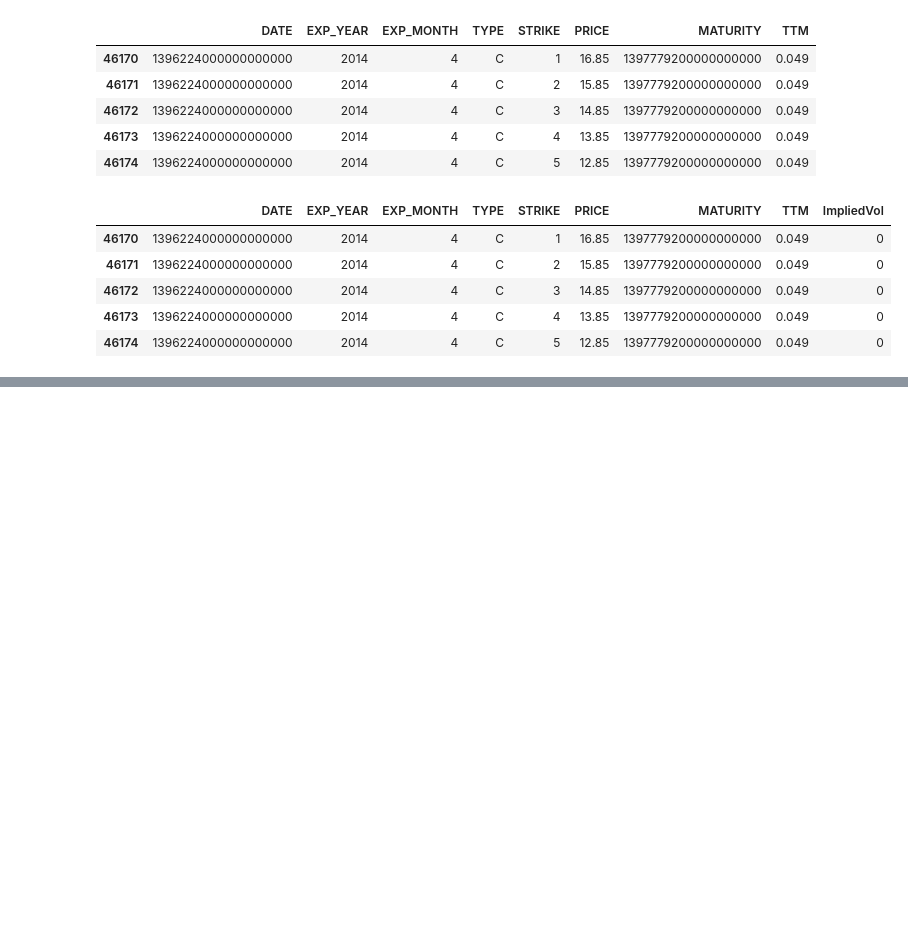
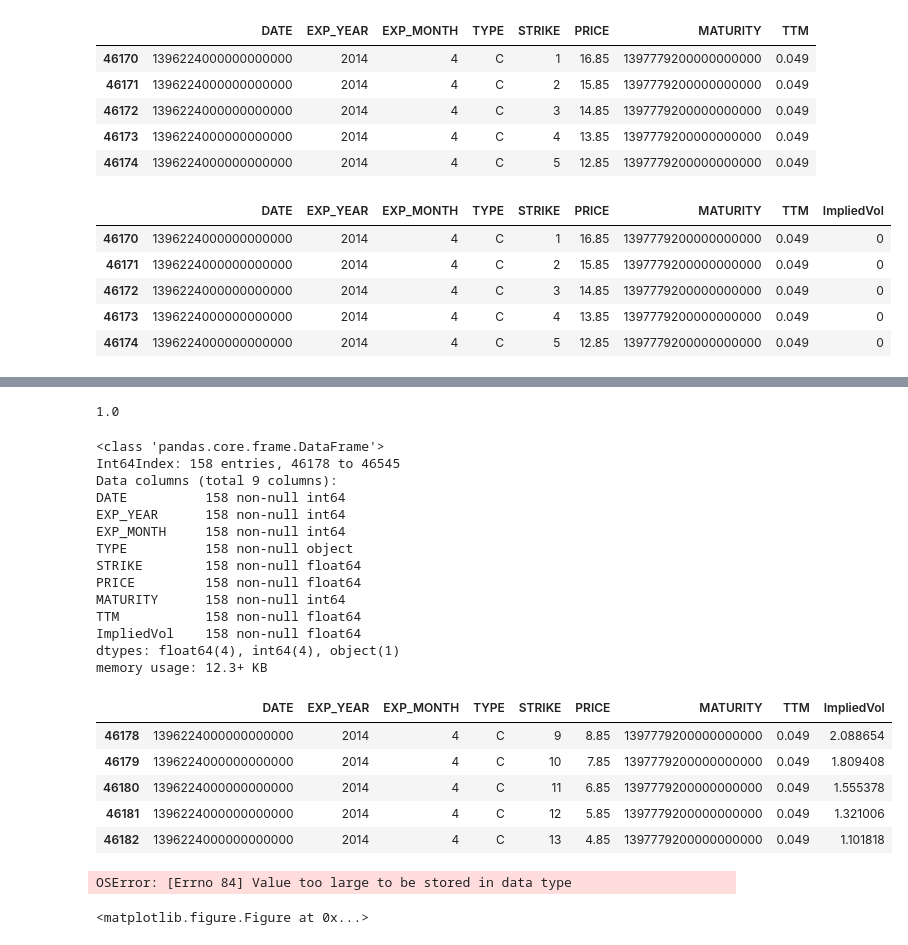
Before and after one commit to arkilic/notebooks, a Jupyter notebook: Implied Volatility and Black Scholes.ipynb, the cells around one changed output, grey strips where cells are left out. Saved outputs shown, nothing was run; the diff lists cells and outputs as text; code cells hidden in the pictures; blank space fills up the shorter version.

Commit message:
ENH/TST:Finished up implied volatility example, rough draft, works right

```diff
--- a/Implied Volatility and Black Scholes.ipynb
+++ b/Implied Volatility and Black Scholes.ipynb
@@ -41,8 +45,8 @@ def bsm_call_value(S_0, K, T, r, sigma):
 def bsm_calc_vega(S_0, K, T, r, sigma):
     """Calculate sensitivity to volatility"""
     s0 = float(S_0)
-    d1 = math.log(s0/K) + (r + 0.5 * sigma **2) * T / (sigma * sqrt(T))
-    return s0 * stats.norm.cdf(d1, 0.0, 1.0) * sqrt(T) # Vega
+    d1 = math.log(s0/K) + (r + 0.5 * sigma **2) * T / (sigma * math.sqrt(T))
+    return s0 * stats.norm.cdf(d1, 0.0, 1.0) * math.sqrt(T) # Vega
 # %%
 help(stats.norm)
 # %% [output]
@@ -149,8 +153,3 @@ options.head()
 | 46172 | 1396224000000000000 | 2014 | 4 | C | 3 | 14.85 | 1397779200000000000 | 0.049 | 0 |
 | 46173 | 1396224000000000000 | 2014 | 4 | C | 4 | 13.85 | 1397779200000000000 | 0.049 | 0 |
 | 46174 | 1396224000000000000 | 2014 | 4 | C | 5 | 12.85 | 1397779200000000000 | 0.049 | 0 |
-# %%
-tol = 0.5
-for option in options.index:
-    forward = futures[futures["MATURITY"] == \
-                      options.loc[option]['MATURITY']]
@@ -156,0 +176,14 @@ for option in options.index:
+# %%
+tol = 0.5
+V0 = 17.6639
+r = 0.005
+for option in options.index:
+    forward = futures[futures["MATURITY"] == options.loc[option]['MATURITY']]['PRICE'].values[0]
+    if (forward * (1 - tol) < options.loc[option]['STRIKE'] < forward * (1 + tol)):
+        implied_vol =bsm_call_imp_vol(V0, options.loc[option]['STRIKE'],
+                                     options.loc[option]['TTM'],
+                                      r,
+                                     options.loc[option]['PRICE'],
+                                     2,
+                                     100)
+        options['ImpliedVol'].loc[option] = implied_vol
@@ -156,0 +220,30 @@ for option in options.index:
+# %%
+options.loc[46170]['STRIKE']
+# %% [output]
+1.0
+# %%
+plot_data = options[options['ImpliedVol'] > 0]
+# %%
+plot_data.info()
+plot_data.head()
+# %% [output]
+<class 'pandas.core.frame.DataFrame'>
+Int64Index: 158 entries, 46178 to 46545
+Data columns (total 9 columns):
+DATE          158 non-null int64
+EXP_YEAR      158 non-null int64
+EXP_MONTH     158 non-null int64
+TYPE          158 non-null object
+STRIKE        158 non-null float64
+PRICE         158 non-null float64
+MATURITY      158 non-null int64
+TTM           158 non-null float64
+ImpliedVol    158 non-null float64
+dtypes: float64(4), int64(4), object(1)
+memory usage: 12.3+ KB
+|  | DATE | EXP_YEAR | EXP_MONTH | TYPE | STRIKE | PRICE | MATURITY | TTM | ImpliedVol |
+| 46178 | 1396224000000000000 | 2014 | 4 | C | 9 | 8.85 | 1397779200000000000 | 0.049 | 2.088654 |
+| 46179 | 1396224000000000000 | 2014 | 4 | C | 10 | 7.85 | 1397779200000000000 | 0.049 | 1.809408 |
+| 46180 | 1396224000000000000 | 2014 | 4 | C | 11 | 6.85 | 1397779200000000000 | 0.049 | 1.555378 |
+| 46181 | 1396224000000000000 | 2014 | 4 | C | 12 | 5.85 | 1397779200000000000 | 0.049 | 1.321006 |
+| 46182 | 1396224000000000000 | 2014 | 4 | C | 13 | 4.85 | 1397779200000000000 | 0.049 | 1.101818 |
@@ -156,0 +252,16 @@ for option in options.index:
+# %%
+plt.figure(figsize=(8, 6))
+import datetime
+for mat in maturities:
+    data = plot_data[options.MATURITY ==mat]
+    plt.plot(data['STRIKE'], data['ImpliedVol'],
+             lw=1.5, label=mat)
+    plt.plot(data['STRIKE'], data['ImpliedVol'], 'r.')
+plt.grid(True)
+plt.xlabel('strike')
+plt.ylabel('Implied volatility of volatility')
+plt.legend()
+plt.show()
+# %% [output]
+OSError: [Errno 84] Value too large to be stored in data type
+<matplotlib.figure.Figure at 0x...>
```
Also changed, not shown: parts of 6 cells of this notebook.
